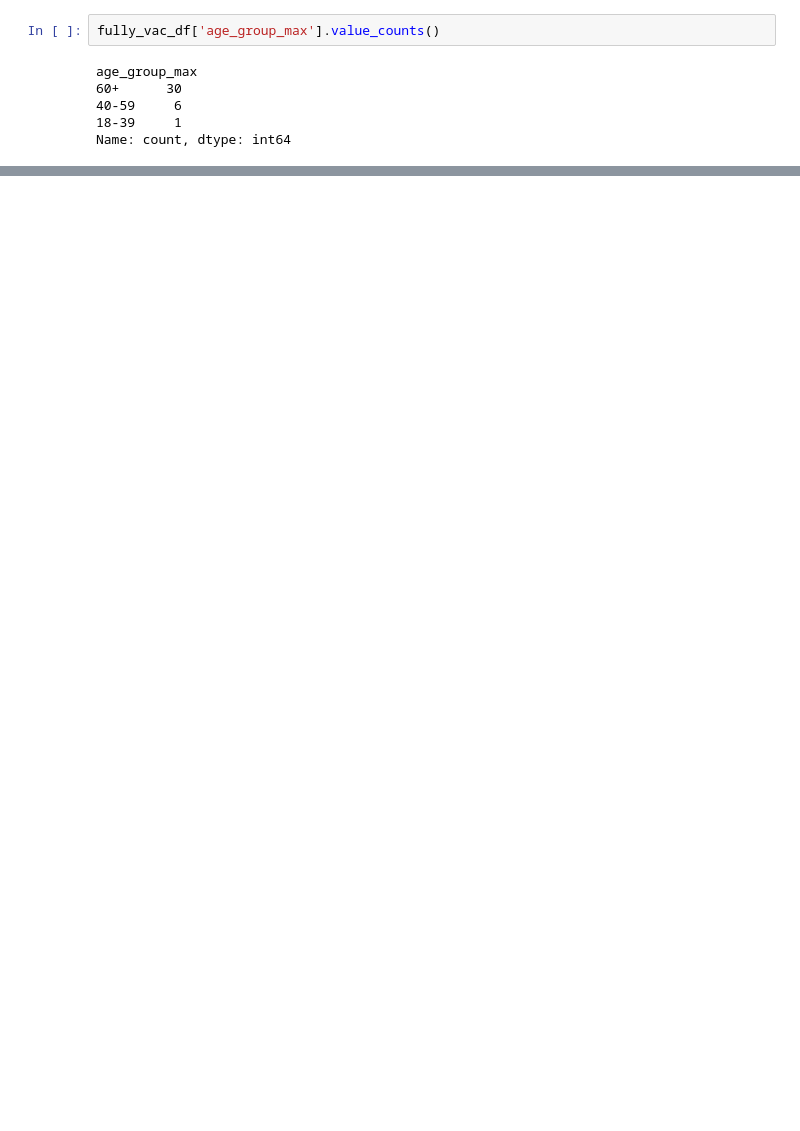
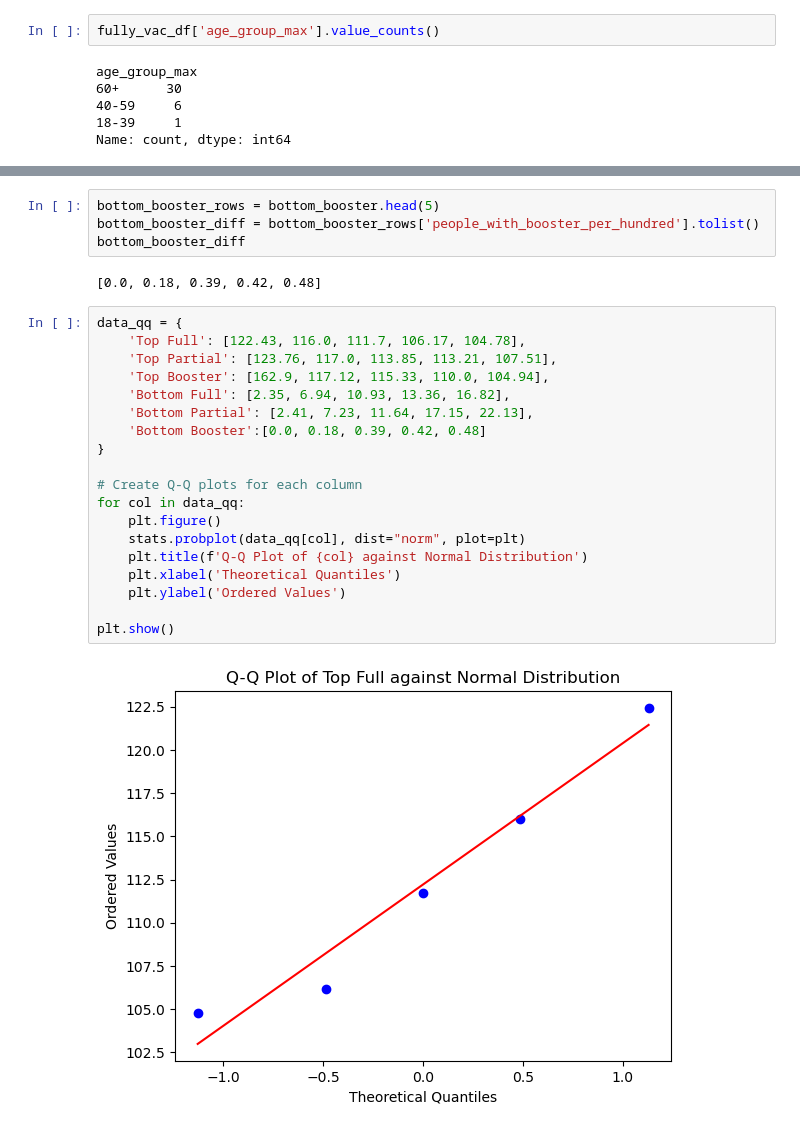
Before and after one commit to gburlew/Project-1, a Jupyter notebook: Notebooks/Noe_age_groups.ipynb, the cells around one changed output, grey strips where cells are left out. Saved outputs shown, nothing was run; the diff lists cells and outputs as text; blank space fills up the shorter version.

```diff
--- a/Notebooks/Noe_age_groups.ipynb
+++ b/Notebooks/Noe_age_groups.ipynb
@@ -336,0 +585,27 @@ array(['Argentina', 'Austria', 'Belgium', 'Bulgaria', 'Canada', 'Chile',
+# %%
+bottom_booster_rows = bottom_booster.head(5)
+bottom_booster_diff = bottom_booster_rows['people_with_booster_per_hundred'].tolist()
+bottom_booster_diff
+# %% [output]
+[0.0, 0.18, 0.39, 0.42, 0.48]
+# %%
+data_qq = {
+    'Top Full': [122.43, 116.0, 111.7, 106.17, 104.78],
+    'Top Partial': [123.76, 117.0, 113.85, 113.21, 107.51],
+    'Top Booster': [162.9, 117.12, 115.33, 110.0, 104.94],
+    'Bottom Full': [2.35, 6.94, 10.93, 13.36, 16.82],
+    'Bottom Partial': [2.41, 7.23, 11.64, 17.15, 22.13],
+    'Bottom Booster':[0.0, 0.18, 0.39, 0.42, 0.48]
+}
+
+# Create Q-Q plots for each column
+for col in data_qq:
+    plt.figure()
+    stats.probplot(data_qq[col], dist="norm", plot=plt)
+    plt.title(f'Q-Q Plot of {col} against Normal Distribution')
+    plt.xlabel('Theoretical Quantiles')
+    plt.ylabel('Ordered Values')
+
+plt.show()
+# %% [output]
+[figure, added]
```
Also changed, not shown: parts of 46 cells of this notebook, 4 other files.
